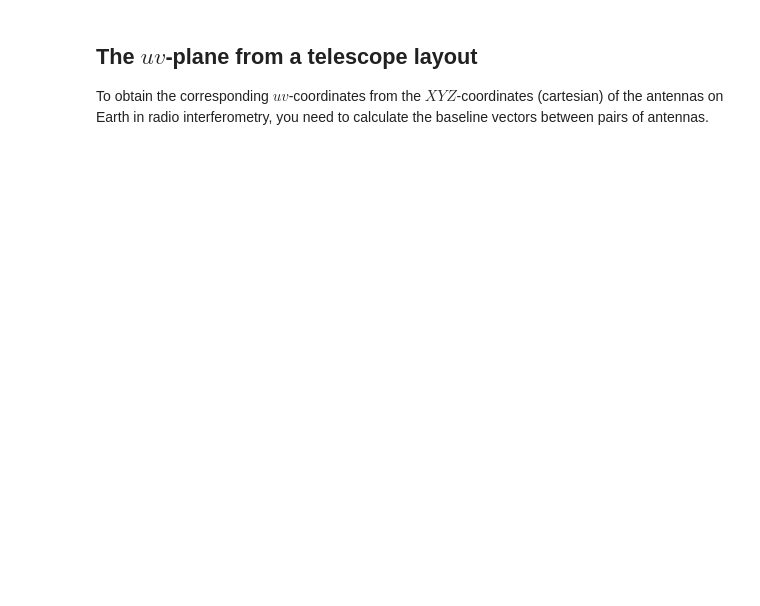
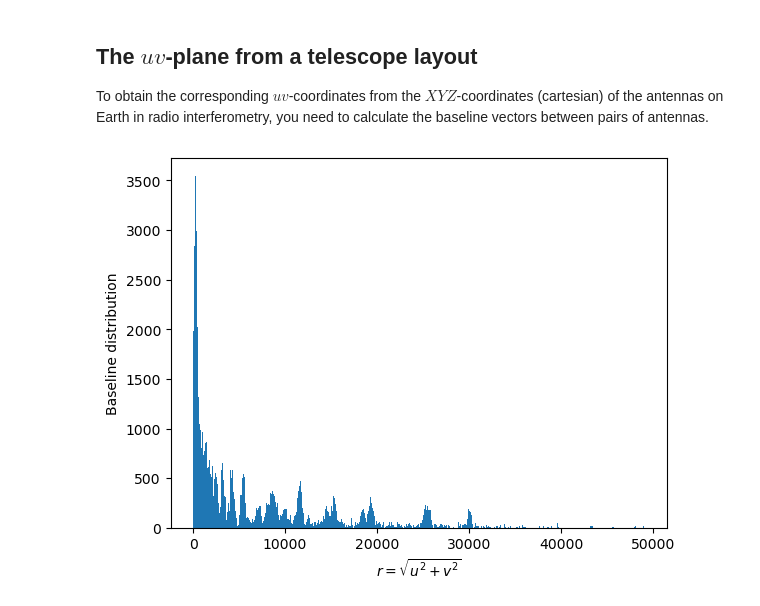
Before and after one commit to anawas/tutorial_interferometry, a Jupyter notebook: 3_uvcoverage.ipynb, the cells around one changed output. Cells and saved outputs as stored; diff of their text form; code cells hidden in the pictures; blank space fills up the shorter version.

```diff
--- a/3_uvcoverage.ipynb
+++ b/3_uvcoverage.ipynb
@@ -81,3 +91,8 @@ baselines /= u.m
+# %%
+plt.hist(np.linalg.norm(baselines, axis=1), bins=1000);
+plt.xlabel(r'$r = \sqrt{u^2 + v^2}$'), plt.ylabel('Baseline distribution');
+# %% [output]
+[figure, added]
 # %%
 # Plot the baselines in the uv-plane
 plt.title(r'$\lambda_{\rm obs}$ = %.3f %s     $\nu_{\rm obs}$ = %.1f %s' %(lam.value, lam.unit, freq.value, freq.unit))
```
Also changed, not shown: parts of 12 cells of this notebook, 5 other files.
